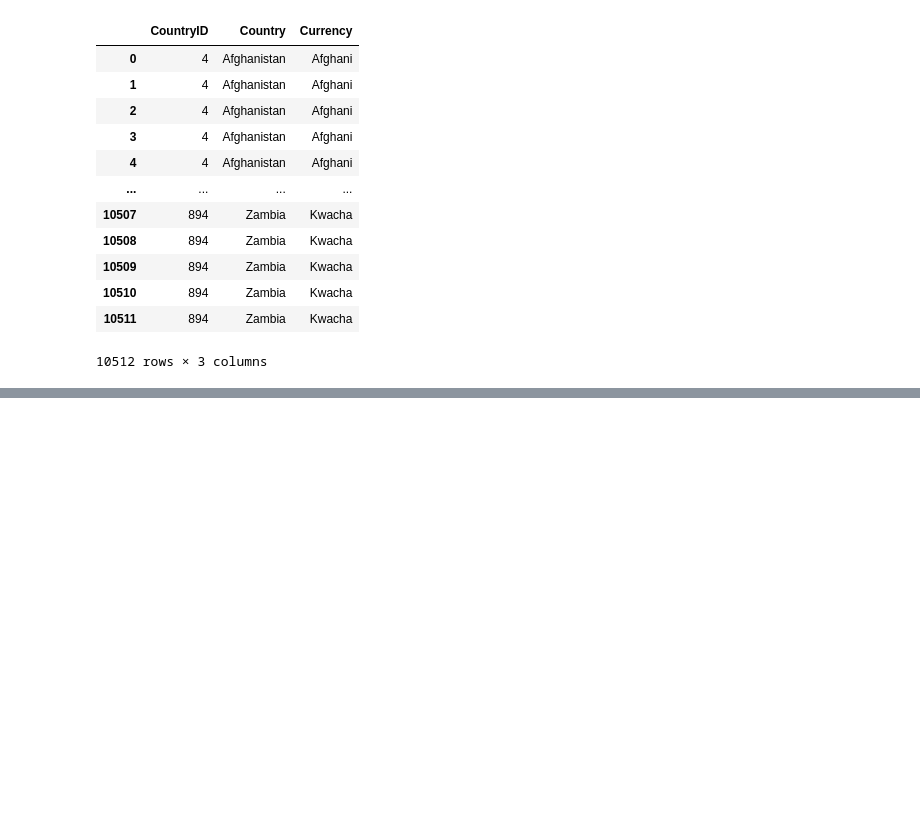
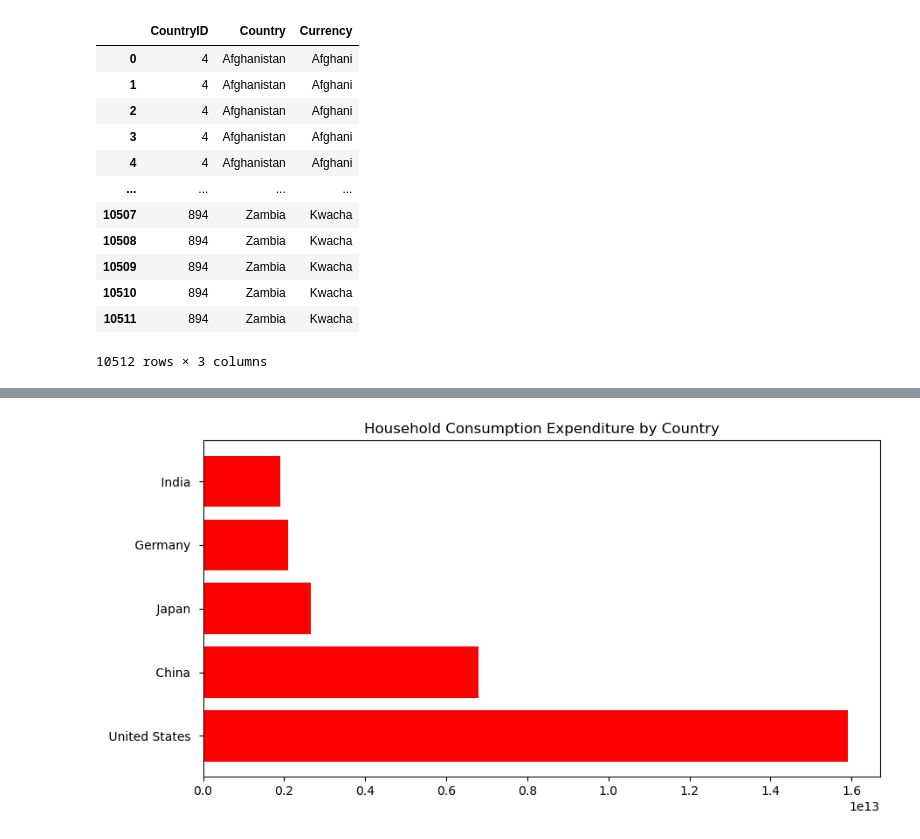
Before and after one commit to khoulaCode/DataScience-Brain-Bytes, a Jupyter notebook: Team_members/from_fatma_khamis/pandas_practice.ipynb, the cells around one changed output, grey strips where cells are left out. Drawn from its saved outputs; the diff is of its cells as text; code cells hidden in the pictures; blank space fills up the shorter version.

```diff
--- a/Team_members/from_fatma_khamis/pandas_practice.ipynb
+++ b/Team_members/from_fatma_khamis/pandas_practice.ipynb
@@ -270,0 +317,5 @@ economy[[' CountryID ',' Country ',' Currency ']]
+# %%
+recent_year = economy[economy['Year']==economy['Year'].max()]
+# %%
+df = recent_year[["Country","Household consumption expenditure (including Non-profit institutions serving households)"]]
+df
@@ -270,0 +342,3 @@ economy[[' CountryID ',' Country ',' Currency ']]
+# %%
+df = df.dropna()
+df
@@ -270,0 +385,8 @@ economy[[' CountryID ',' Country ',' Currency ']]
+# %%
+sorted_df = df.sort_values(by='Household consumption expenditure (including Non-profit institutions serving households)', ascending=False).head(5)
+plt.figure(figsize=(10, 5))
+plt.barh(sorted_df['Country'], sorted_df['Household consumption expenditure (including Non-profit institutions serving households)'], color='red')
+plt.title('Household Consumption Expenditure by Country')
+plt.show()
+# %% [output]
+[figure, added]
```
Also changed, not shown: parts of 20 cells of this notebook, 1 other file.
